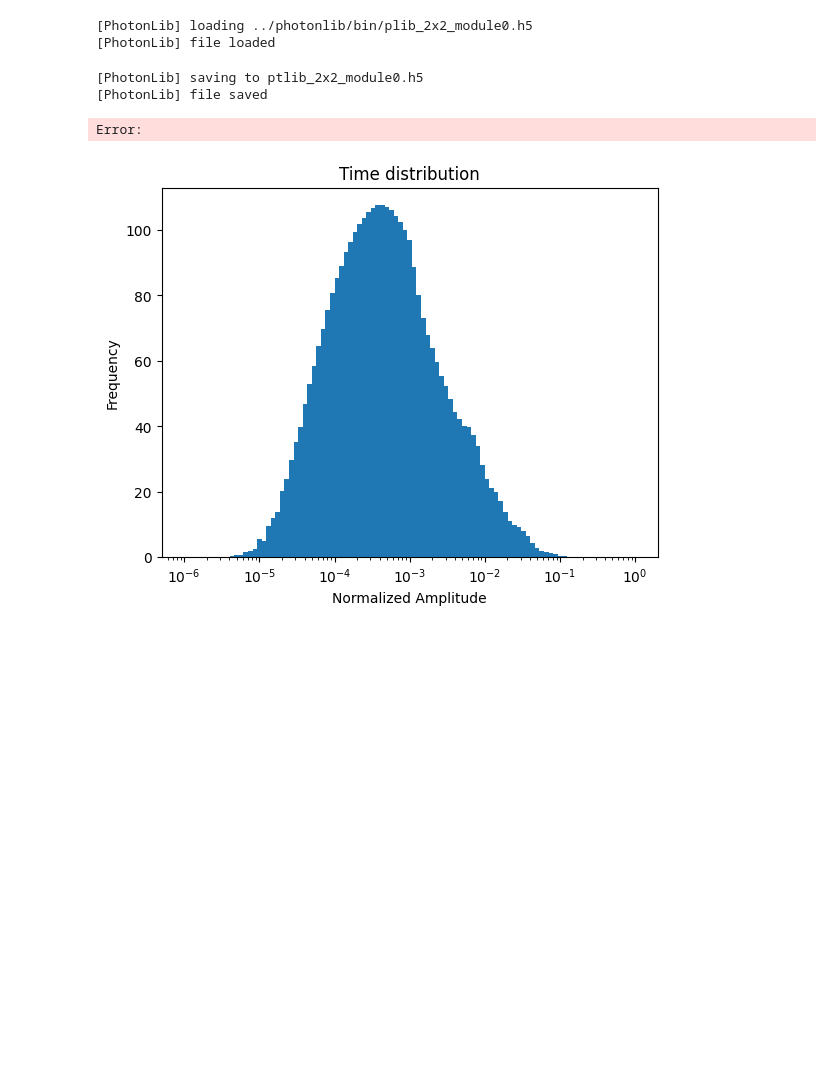
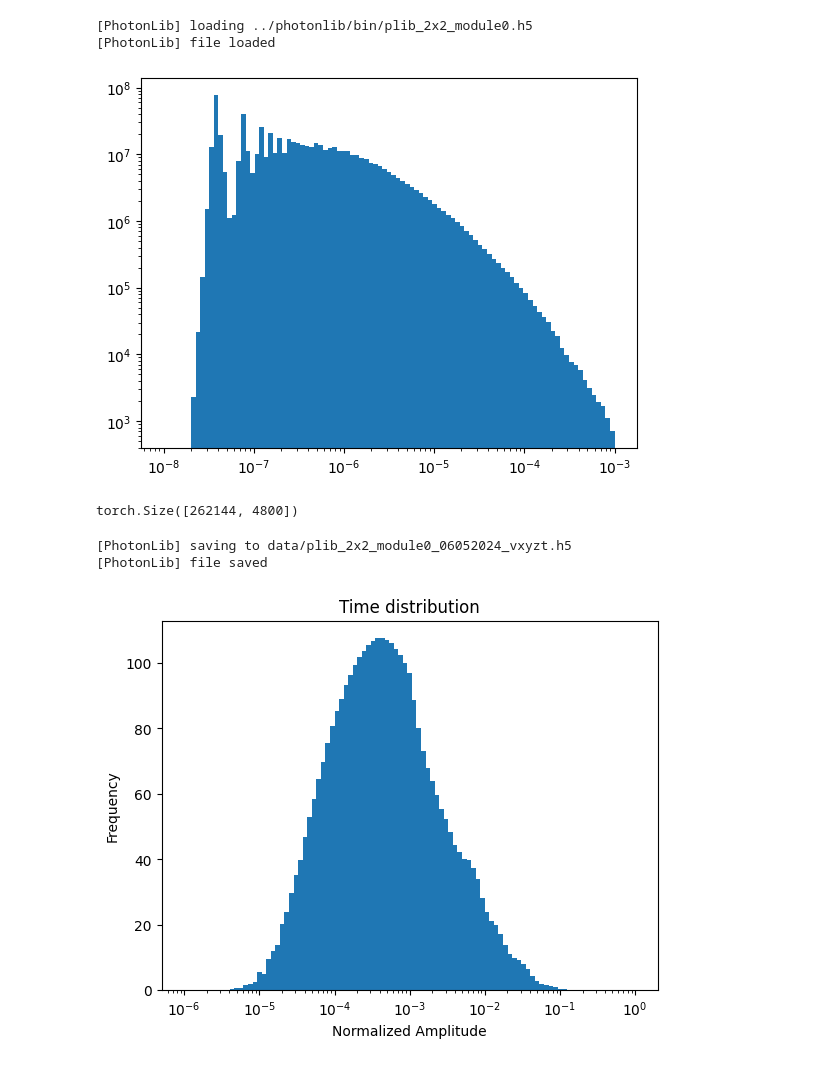
Before and after one commit to youngsm/siren-t, a Jupyter notebook: siren-t.ipynb, the cells around one changed output. Drawn from its saved outputs; the diff is of its cells as text; code cells hidden in the pictures; blank space fills up the shorter version.

Commit message:
add plib vis and actual good plib saving

```diff
--- a/siren-t.ipynb
+++ b/siren-t.ipynb
@@ -20,33 +20,48 @@ gplib = GenPhotonLib.load("../photonlib/bin/plib_2x2_module0.h5")
 # C: channels
 # T: time steps
 
-"""Check shapes of vis and time_dist the same"""
-X, Y, Z, C = d["vis"].shape
+# """Check shapes of vis and time_dist the same"""
+# X, Y, Z, C = d["vis"].shape
 X, Y, Z, C, T = d["time_dist"].shape
-assert d["vis"].shape == d["time_dist"].shape[:4]
 
-"""Reduce number of channels to 48"""
-C = 48
-input = np.empty((X, Y, Z, C), dtype=d.dtype)
-input["vis"] = d["vis"][..., :C]
-# normalize time_dist to 1
-input["time_dist"] = d["time_dist"][..., :C, :]
-input['time_dist'] = np.nan_to_num(input["time_dist"] / np.sum(input["time_dist"], axis=-1, keepdims=True))
-input["t0"] = d["t0"][..., :C]
+d_t = d["time_dist"].copy().astype(float)
+# assert d["vis"].shape == d["time_dist"].shape[:4]
 
-values = torch.cat(
-    [
-        torch.tensor(d["vis"]),
-        torch.tensor(d["time_dist"]).reshape(X, Y, Z, -1),
-    ],
-    dim=-1,
-).reshape(-1, C * T + C)  # (Z*Y*X, C + C*T)
+# """Reduce number of channels to 48"""
+# C = 48
+# input = np.empty((X, Y, Z, C), dtype=d.dtype)
+# input["vis"] = d["vis"][..., :C]
+# # normalize time_dist to 1
+# input["time_dist"] = d["time_dist"][..., :C, :]
+d_t = d_t / np.clip(d_t.sum(axis=-1, keepdims=True), 1, None)
+# input["t0"] = d["t0"][..., :C]
+
+# values = torch.cat(
+#     [
+#         torch.tensor(d["vis"].copy()),
+#         torch.tensor(d["time_dist"].astype(int)).reshape(X, Y, Z, -1),
+#     ],
+#     dim=-1,
+# ).reshape(-1, C * T + C)  # (Z*Y*X, C + C*T)
+d_vxyzt = torch.tensor(d["vis"].copy()).unsqueeze(-1) * torch.tensor(d_t)
+d_vxyzt = d_vxyzt.reshape(X * Y * Z, -1)
+# %%
+plt.hist(d_vxyzt[d_vxyzt!=0], bins=np.logspace(-8, -3, 100))
+plt.yscale("log")
+plt.xscale("log")
+plt.show()
+# %% [output]
+[figure, added]
+# %%
+values = d_vxyzt.reshape(X*Y*Z, -1)
+values . shape
+# %% [output]
+torch.Size([262144, 4800])
 # %%
-GenPhotonLib.save("ptlib_2x2_module0.h5", values, gplib.meta)
+GenPhotonLib.save("data/plib_2x2_module0_06052024_vxyzt.h5", values, gplib.meta)
 # %% [output]
-[PhotonLib] saving to ptlib_2x2_module0.h5
+[PhotonLib] saving to data/plib_2x2_module0_06052024_vxyzt.h5
 [PhotonLib] file saved
-Error:
 # %%
 t_ravel = input["time_dist"].ravel()
 # %%
```
Also changed, not shown: parts of 3 cells of this notebook, 1 other file.
